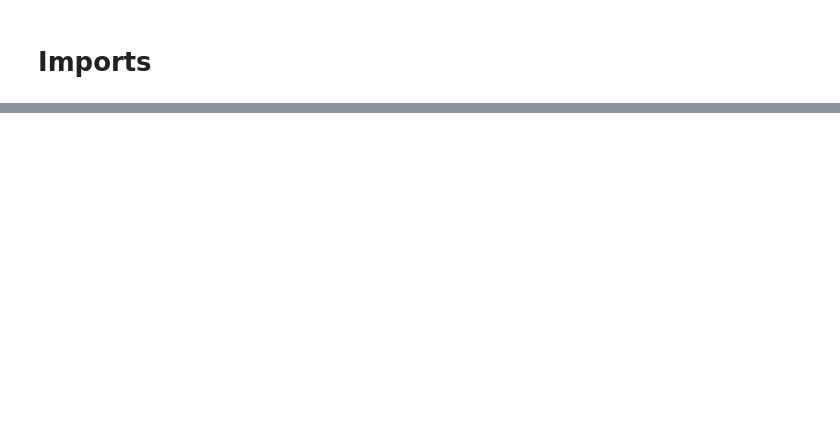
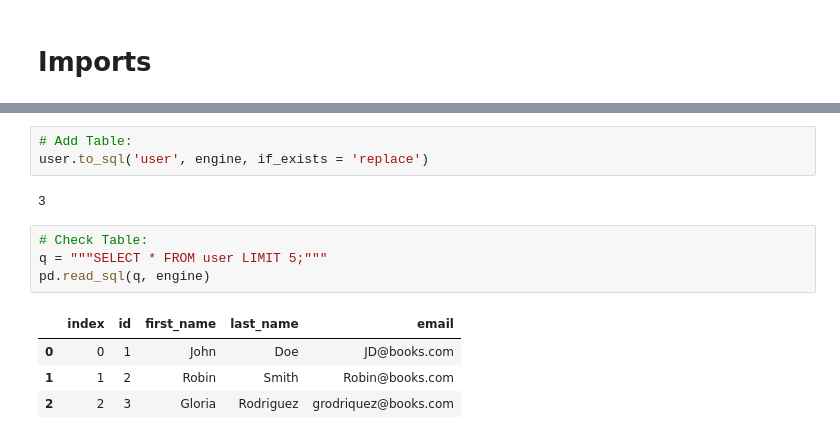
Before and after one commit to Codeguy225/Books-Core, a Jupyter notebook: Book Core.ipynb, the cells around one changed output, grey strips where cells are left out. Saved outputs shown, nothing was run; the diff lists cells and outputs as text; blank space fills up the shorter version.

```diff
--- a/Book Core.ipynb
+++ b/Book Core.ipynb
@@ -23,0 +54,14 @@ cd = pd.read_csv(, low_memory = False)
+# %%
+# Add Table:
+user.to_sql('user', engine, if_exists = 'replace')
+# %% [output]
+3
+# %%
+# Check Table:
+q = """SELECT * FROM user LIMIT 5;"""
+pd.read_sql(q, engine)
+# %% [output]
+|  | index | id | first_name | last_name | email |
+| 0 | 0 | 1 | John | Doe | JD@books.com |
+| 1 | 1 | 2 | Robin | Smith | Robin@books.com |
+| 2 | 2 | 3 | Gloria | Rodriguez | grodriquez@books.com |
```
Also changed, not shown: parts of 24 cells of this notebook.
